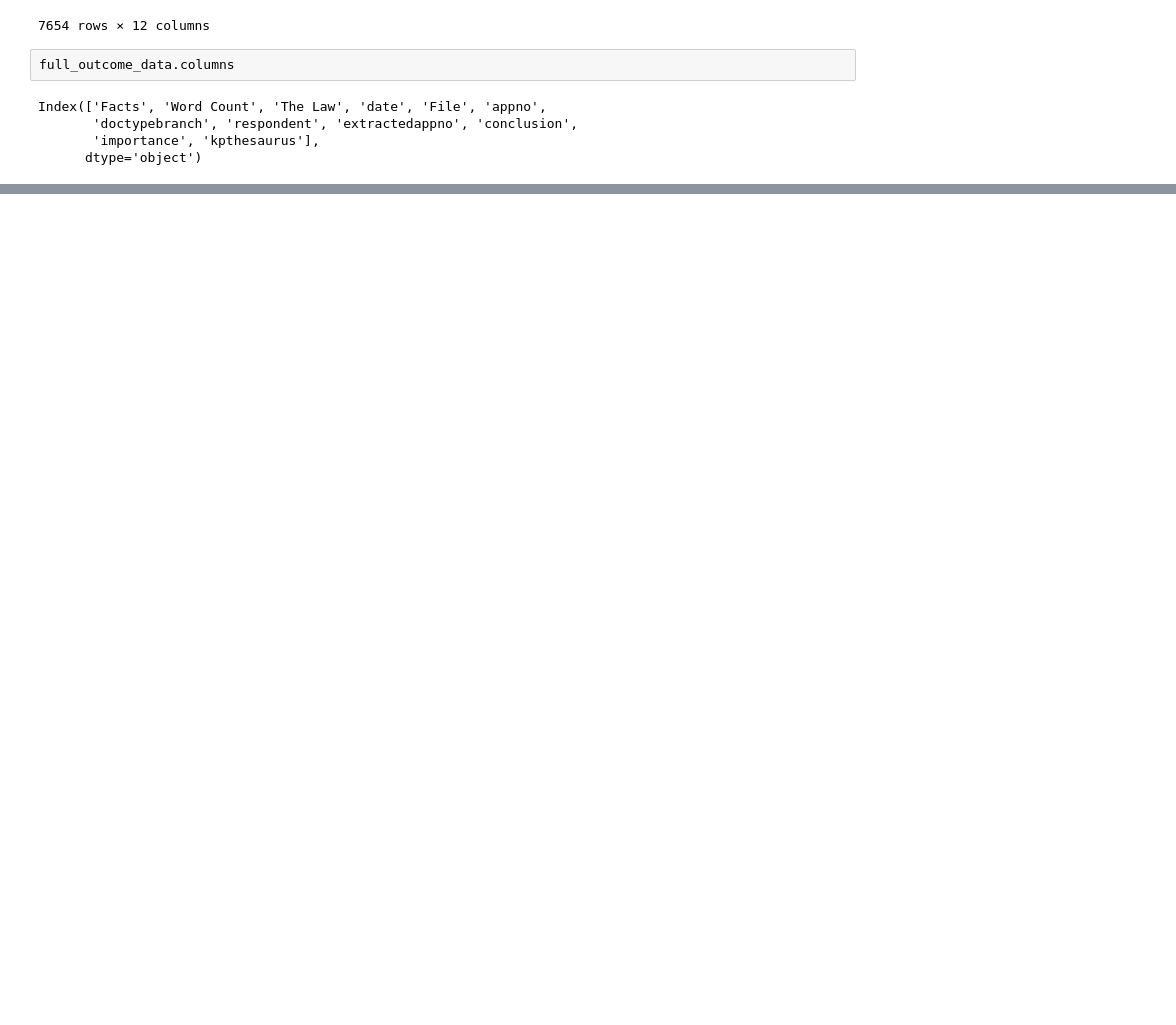
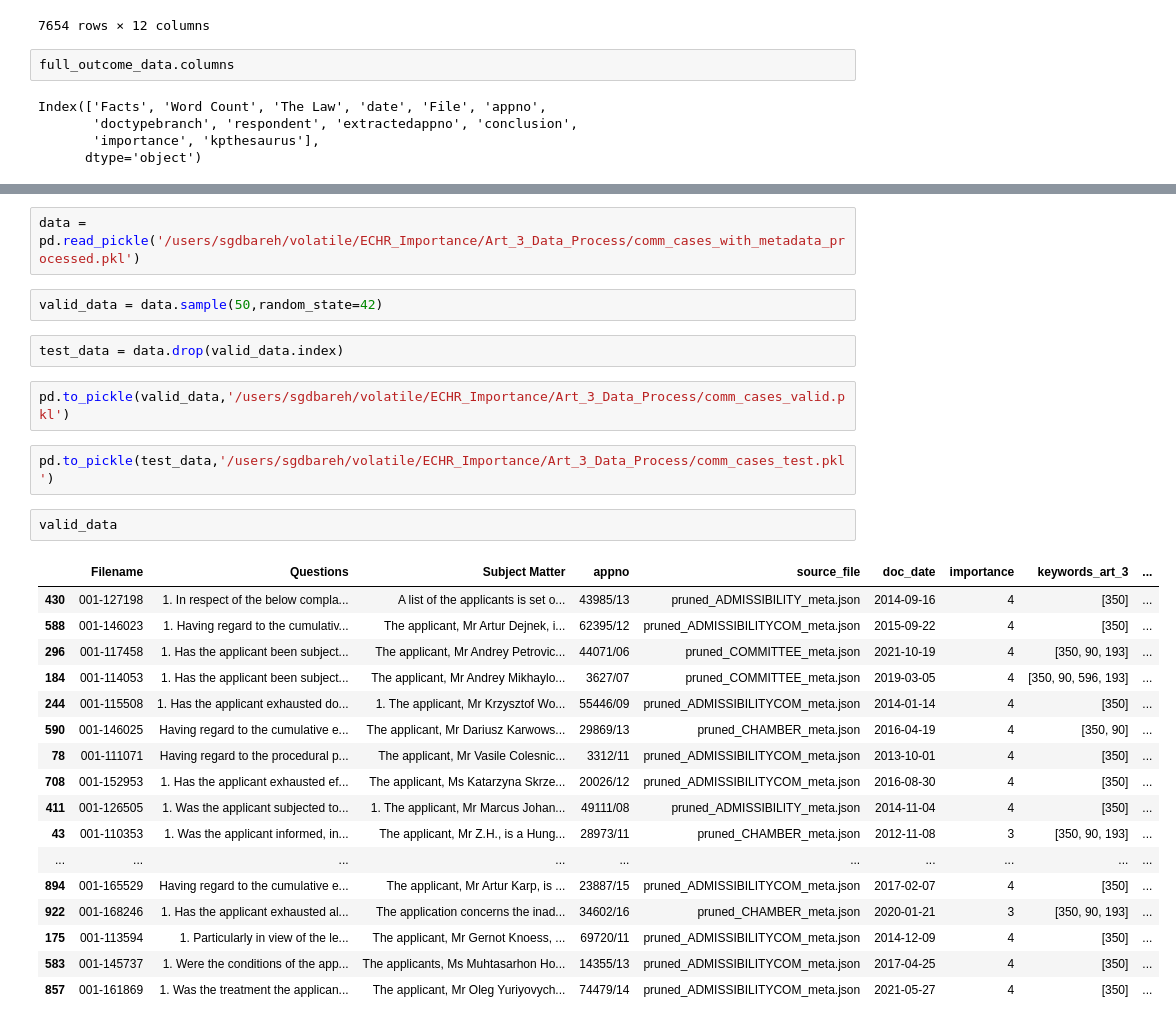
Before and after one commit to dahrb/ECHR_Case_Importance, a Jupyter notebook: Art_3_Data_Process/data_process_draft.ipynb, the cells around one changed output, grey strips where cells are left out. Drawn from its saved outputs; the diff is of its cells as text; blank space fills up the shorter version.

```diff
--- a/Art_3_Data_Process/data_process_draft.ipynb
+++ b/Art_3_Data_Process/data_process_draft.ipynb
@@ -349,0 +616,30 @@ Index(['Facts', 'Word Count', 'The Law', 'date', 'File', 'appno',
+# %%
+data = pd.read_pickle('/users/sgdbareh/volatile/ECHR_Importance/Art_3_Data_Process/comm_cases_with_metadata_processed.pkl')
+# %%
+valid_data = data.sample(50,random_state=42)
+# %%
+test_data = data.drop(valid_data.index)
+# %%
+pd.to_pickle(valid_data,'/users/sgdbareh/volatile/ECHR_Importance/Art_3_Data_Process/comm_cases_valid.pkl')
+# %%
+pd.to_pickle(test_data,'/users/sgdbareh/volatile/ECHR_Importance/Art_3_Data_Process/comm_cases_test.pkl')
+# %%
+valid_data
+# %% [output]
+|  | Filename | Questions | Subject Matter | appno | source_file | doc_date | importance | keywords_art_3 | ... |
+| 430 | 001-127198 | 1. In respect of the below compla... | A list of the applicants is set o... | 43985/13 | pruned_ADMISSIBILITY_meta.json | 2014-09-16 | 4 | [350] | ... |
+| 588 | 001-146023 | 1. Having regard to the cumulativ... | The applicant, Mr Artur Dejnek, i... | 62395/12 | pruned_ADMISSIBILITYCOM_meta.json | 2015-09-22 | 4 | [350] | ... |
+| 296 | 001-117458 | 1. Has the applicant been subject... | The applicant, Mr Andrey Petrovic... | 44071/06 | pruned_COMMITTEE_meta.json | 2021-10-19 | 4 | [350, 90, 193] | ... |
+| 184 | 001-114053 | 1. Has the applicant been subject... | The applicant, Mr Andrey Mikhaylo... | 3627/07 | pruned_COMMITTEE_meta.json | 2019-03-05 | 4 | [350, 90, 596, 193] | ... |
+| 244 | 001-115508 | 1. Has the applicant exhausted do... | 1. The applicant, Mr Krzysztof Wo... | 55446/09 | pruned_ADMISSIBILITYCOM_meta.json | 2014-01-14 | 4 | [350] | ... |
+| 590 | 001-146025 | Having regard to the cumulative e... | The applicant, Mr Dariusz Karwows... | 29869/13 | pruned_CHAMBER_meta.json | 2016-04-19 | 4 | [350, 90] | ... |
+| 78 | 001-111071 | Having regard to the procedural p... | The applicant, Mr Vasile Colesnic... | 3312/11 | pruned_ADMISSIBILITYCOM_meta.json | 2013-10-01 | 4 | [350] | ... |
+| 708 | 001-152953 | 1. Has the applicant exhausted ef... | The applicant, Ms Katarzyna Skrze... | 20026/12 | pruned_ADMISSIBILITYCOM_meta.json | 2016-08-30 | 4 | [350] | ... |
+| 411 | 001-126505 | 1. Was the applicant subjected to... | 1. The applicant, Mr Marcus Johan... | 49111/08 | pruned_ADMISSIBILITY_meta.json | 2014-11-04 | 4 | [350] | ... |
+| 43 | 001-110353 | 1. Was the applicant informed, in... | The applicant, Mr Z.H., is a Hung... | 28973/11 | pruned_CHAMBER_meta.json | 2012-11-08 | 3 | [350, 90, 193] | ... |
+| ... | ... | ... | ... | ... | ... | ... | ... | ... | ... |
+| 894 | 001-165529 | Having regard to the cumulative e... | The applicant, Mr Artur Karp, is ... | 23887/15 | pruned_ADMISSIBILITYCOM_meta.json | 2017-02-07 | 4 | [350] | ... |
+| 922 | 001-168246 | 1. Has the applicant exhausted al... | The application concerns the inad... | 34602/16 | pruned_CHAMBER_meta.json | 2020-01-21 | 3 | [350, 90, 193] | ... |
+| 175 | 001-113594 | 1. Particularly in view of the le... | The applicant, Mr Gernot Knoess, ... | 69720/11 | pruned_ADMISSIBILITYCOM_meta.json | 2014-12-09 | 4 | [350] | ... |
+| 583 | 001-145737 | 1. Were the conditions of the app... | The applicants, Ms Muhtasarhon Ho... | 14355/13 | pruned_ADMISSIBILITYCOM_meta.json | 2017-04-25 | 4 | [350] | ... |
+| 857 | 001-161869 | 1. Was the treatment the applican... | The applicant, Mr Oleg Yuriyovych... | 74479/14 | pruned_ADMISSIBILITYCOM_meta.json | 2021-05-27 | 4 | [350] | ... |
```
Also changed, not shown: parts of 44 cells of this notebook, 28 other files.
